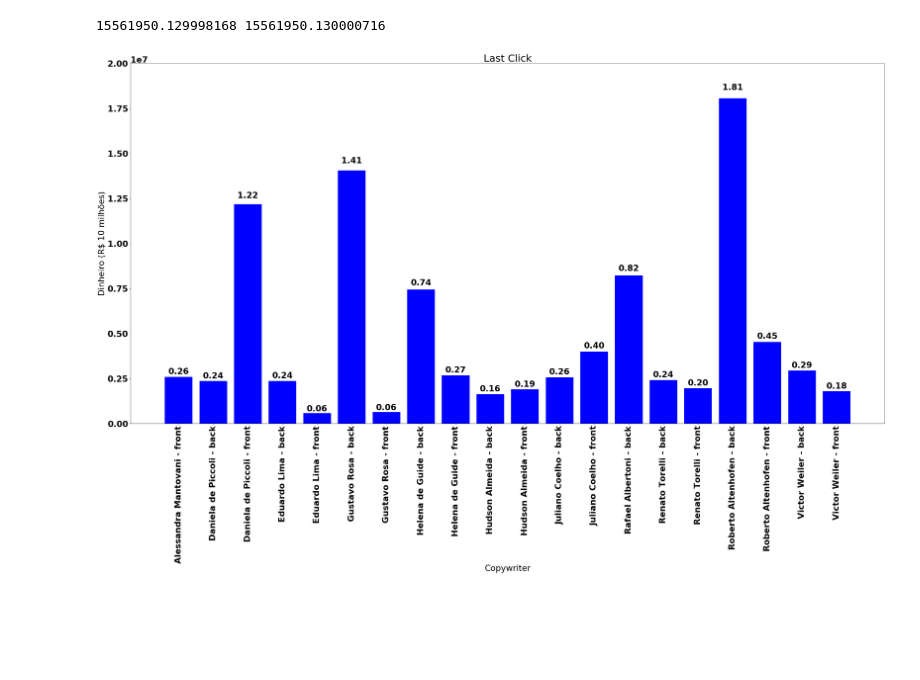
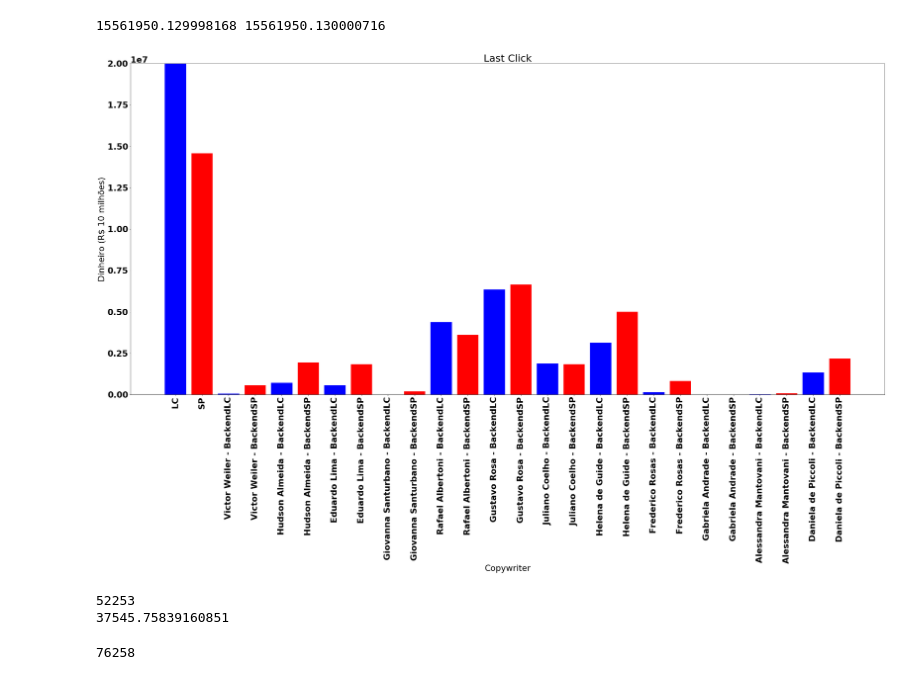
Before and after one commit to RMenoni/shapley_attribution, a Jupyter notebook: model_graphs.ipynb, the cells around one changed output. Drawn from its saved outputs; the diff is of its cells as text; code cells hidden in the pictures; blank space fills up the shorter version.

Commit message:
model_graphs.ipynb atualizado requirements.txt adicionado

```diff
--- a/model_graphs.ipynb
+++ b/model_graphs.ipynb
@@ -45,22 +56,25 @@ def autolabel(rects, kv):
 # %%
 import matplotlib
 import matplotlib.pyplot as plt
 
 fig = plt.figure(figsize=(36, 24))
 ax = fig.add_subplot(111)
-rects = ax.bar(vendas.keys(), vendas.values(), color='b')
+#rects = ax.bar(vendas.keys(), vendas.values(), color='b')
+for k in lc_receita_back.keys() | shapley_receita_back.keys():
+    ax.bar(k + 'LC', lc_receita_back.get(k, 0), color='b')
+    ax.bar(k + 'SP', shapley_receita_back.get(k, 0), color='r')
 font = {'family' : 'DejaVu Sans',
         'weight' : 'bold',
         'size'   : 27}
 matplotlib.rc('font', **font)
 plt.title('Last Click')
 plt.xlabel('Copywriter')
 plt.ylabel('Dinheiro (R$ 10 milhões)')
 plt.ylim((0, 20000000))
 plt.xticks(rotation='vertical')
-autolabel(rects, vendas)
+#autolabel(rects, vendas)
 plt.tight_layout()
 plt.savefig('conversions.png', format='png')
 plt.show()
 # %% [output]
-[figure, old version]
+[figure, new version]
@@ -66,0 +91,10 @@ plt.show()
+# %%
+print(lc_conv_back[''] + lc_conv_front[''])
+print(shapley_conv_back[''] + shapley_conv_front[''])
+# %% [output]
+52253
+37545.75839160851
+# %%
+sum(lc_conv_back.values()) + sum(lc_conv_front.values())
+# %% [output]
+76258
```
Also changed, not shown: parts of 5 cells of this notebook, 2 other files.
